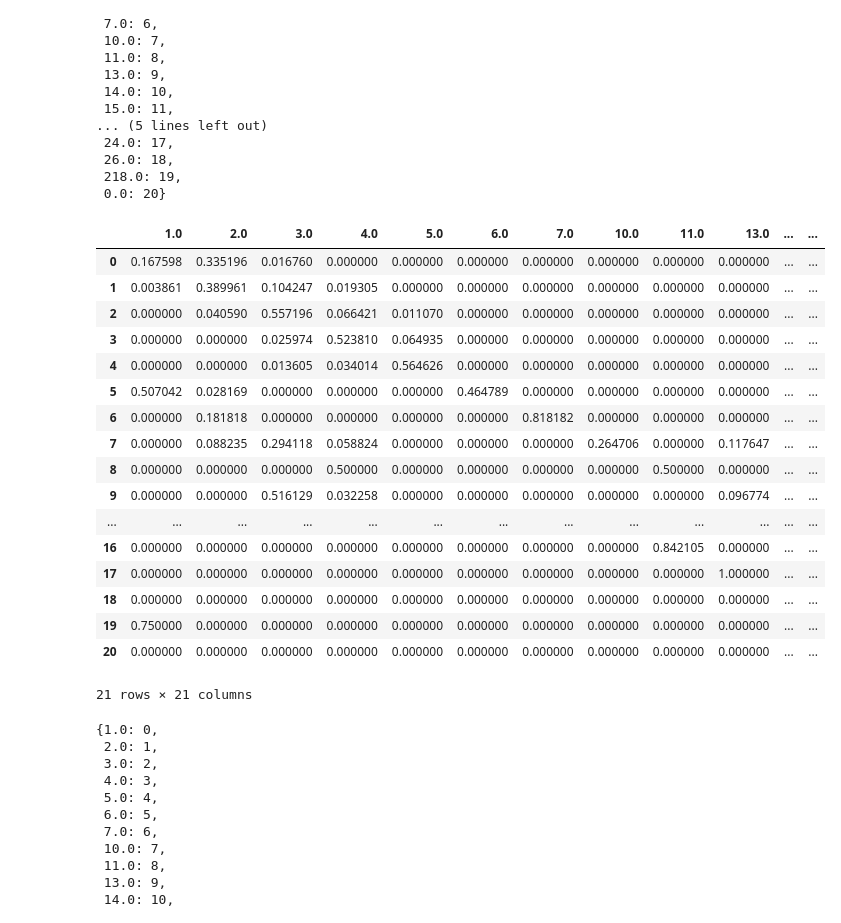
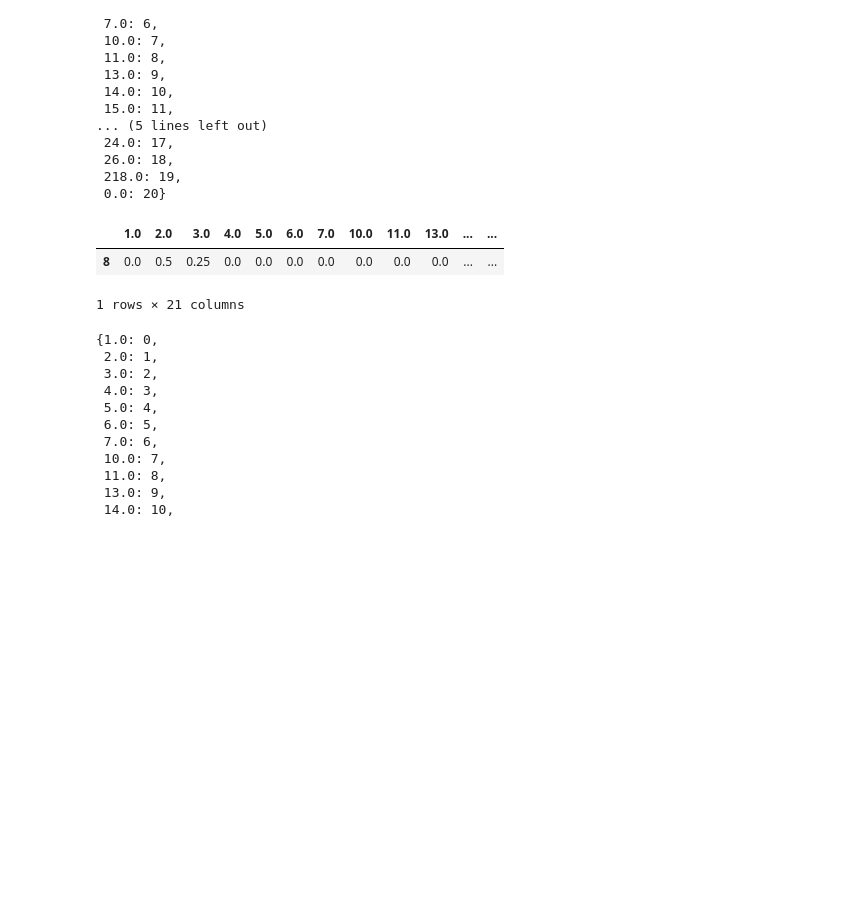
Before and after one commit to elliottwaissbluth/tensor-hero, a Jupyter notebook: Difficulty_anal/model_explore.ipynb, the cells around one changed output. Saved outputs shown, nothing was run; the diff lists cells and outputs as text; code cells hidden in the pictures; blank space fills up the shorter version.

```diff
--- a/Difficulty_anal/model_explore.ipynb
+++ b/Difficulty_anal/model_explore.ipynb
@@ -38,29 +38,14 @@ ref
  218.0: 19,
  0.0: 20}
 # %%
-df = pd.DataFrame(transition_exp_hard, columns =[  1.,   2.,   3.,   4.,   5.,   6.,   7.,  10.,  11.,  13.,  14.,
+df = pd.DataFrame(transition_exp_easy, columns =[  1.,   2.,   3.,   4.,   5.,   6.,   7.,  10.,  11.,  13.,  14.,
         15.,  16.,  17.,  19.,  22.,  23.,  24.,  26., 218., 0.])
 # %%
-df
+df.iloc[[8]]
 # %% [output]
 |  | 1.0 | 2.0 | 3.0 | 4.0 | 5.0 | 6.0 | 7.0 | 10.0 | 11.0 | 13.0 | ... | ... |
-| 0 | 0.167598 | 0.335196 | 0.016760 | 0.000000 | 0.000000 | 0.000000 | 0.000000 | 0.000000 | 0.000000 | 0.000000 | ... | ... |
-| 1 | 0.003861 | 0.389961 | 0.104247 | 0.019305 | 0.000000 | 0.000000 | 0.000000 | 0.000000 | 0.000000 | 0.000000 | ... | ... |
-| 2 | 0.000000 | 0.040590 | 0.557196 | 0.066421 | 0.011070 | 0.000000 | 0.000000 | 0.000000 | 0.000000 | 0.000000 | ... | ... |
-| 3 | 0.000000 | 0.000000 | 0.025974 | 0.523810 | 0.064935 | 0.000000 | 0.000000 | 0.000000 | 0.000000 | 0.000000 | ... | ... |
-| 4 | 0.000000 | 0.000000 | 0.013605 | 0.034014 | 0.564626 | 0.000000 | 0.000000 | 0.000000 | 0.000000 | 0.000000 | ... | ... |
-| 5 | 0.507042 | 0.028169 | 0.000000 | 0.000000 | 0.000000 | 0.464789 | 0.000000 | 0.000000 | 0.000000 | 0.000000 | ... | ... |
-| 6 | 0.000000 | 0.181818 | 0.000000 | 0.000000 | 0.000000 | 0.000000 | 0.818182 | 0.000000 | 0.000000 | 0.000000 | ... | ... |
-| 7 | 0.000000 | 0.088235 | 0.294118 | 0.058824 | 0.000000 | 0.000000 | 0.000000 | 0.264706 | 0.000000 | 0.117647 | ... | ... |
-| 8 | 0.000000 | 0.000000 | 0.000000 | 0.500000 | 0.000000 | 0.000000 | 0.000000 | 0.000000 | 0.500000 | 0.000000 | ... | ... |
-| 9 | 0.000000 | 0.000000 | 0.516129 | 0.032258 | 0.000000 | 0.000000 | 0.000000 | 0.000000 | 0.000000 | 0.096774 | ... | ... |
-| ... | ... | ... | ... | ... | ... | ... | ... | ... | ... | ... | ... | ... |
-| 16 | 0.000000 | 0.000000 | 0.000000 | 0.000000 | 0.000000 | 0.000000 | 0.000000 | 0.000000 | 0.842105 | 0.000000 | ... | ... |
-| 17 | 0.000000 | 0.000000 | 0.000000 | 0.000000 | 0.000000 | 0.000000 | 0.000000 | 0.000000 | 0.000000 | 1.000000 | ... | ... |
-| 18 | 0.000000 | 0.000000 | 0.000000 | 0.000000 | 0.000000 | 0.000000 | 0.000000 | 0.000000 | 0.000000 | 0.000000 | ... | ... |
-| 19 | 0.750000 | 0.000000 | 0.000000 | 0.000000 | 0.000000 | 0.000000 | 0.000000 | 0.000000 | 0.000000 | 0.000000 | ... | ... |
-| 20 | 0.000000 | 0.000000 | 0.000000 | 0.000000 | 0.000000 | 0.000000 | 0.000000 | 0.000000 | 0.000000 | 0.000000 | ... | ... |
+| 8 | 0.0 | 0.5 | 0.25 | 0.0 | 0.0 | 0.0 | 0.0 | 0.0 | 0.0 | 0.0 | ... | ... |
-21 rows × 21 columns
+1 rows × 21 columns
 # %%
 ref
 # %% [output]
```
Also changed, not shown: parts of 11 cells of this notebook, 2 other files.
